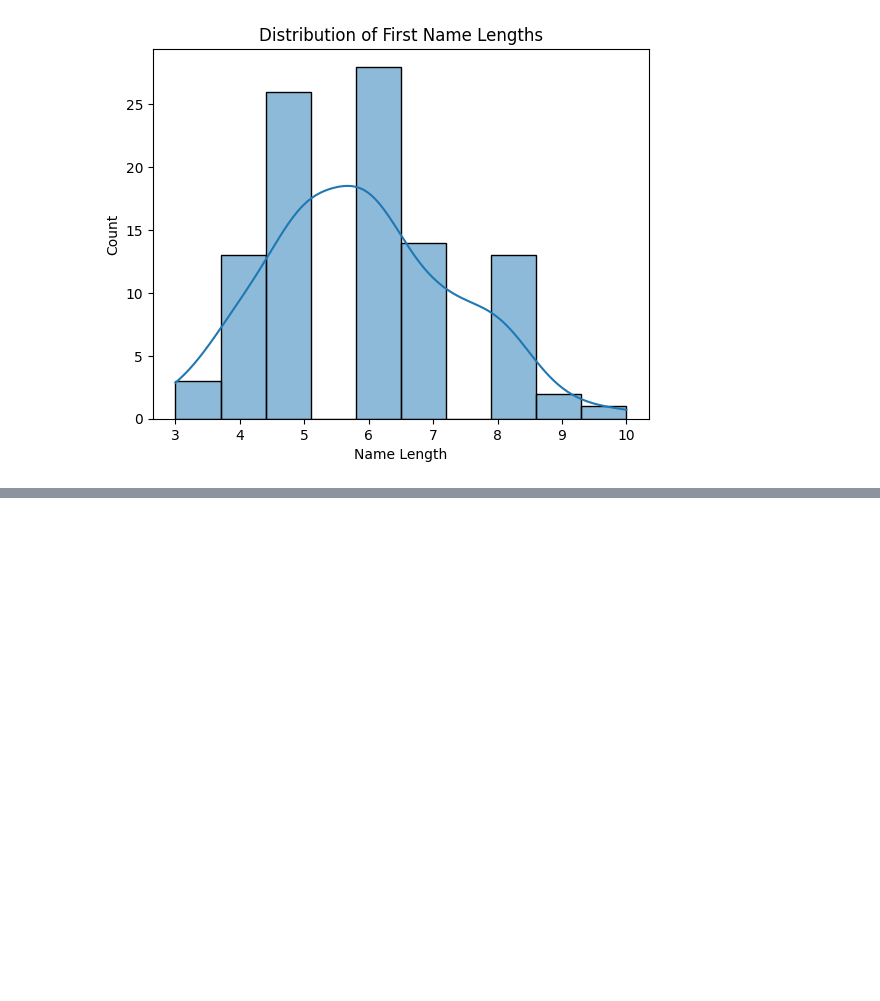
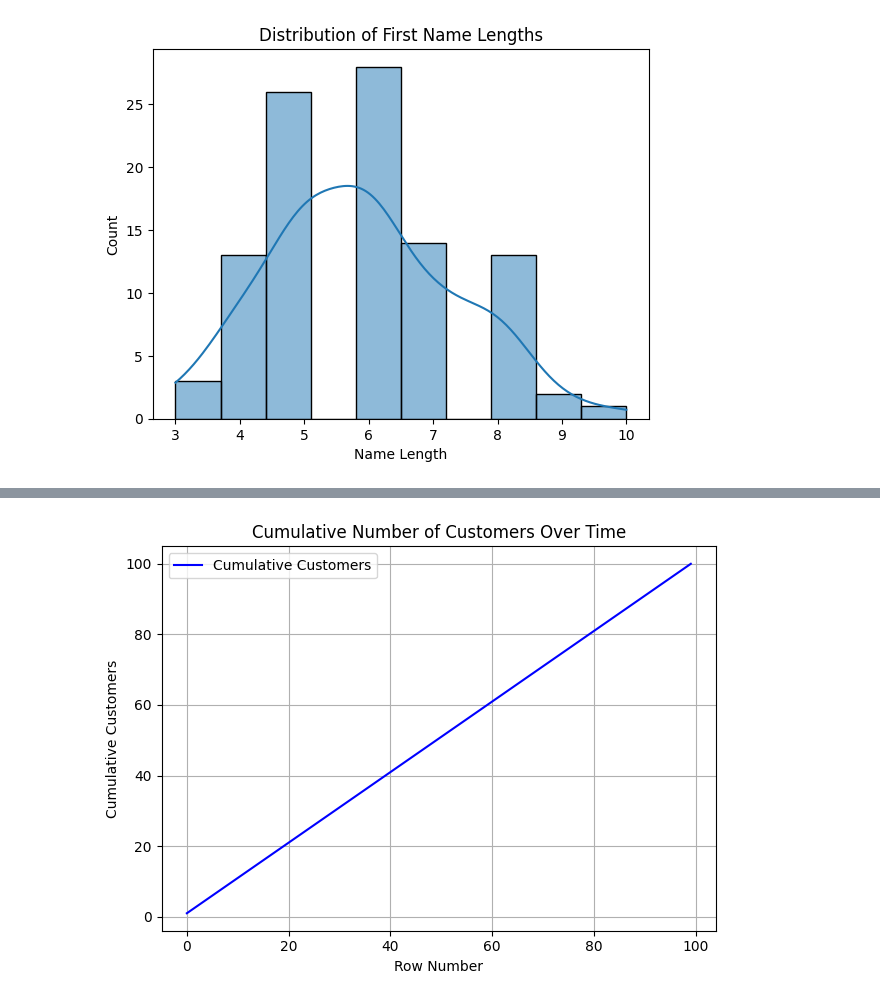
Before and after one commit to 0001Moksh/ML-course-day-12-to-21, a Jupyter notebook: Day15.ipynb, the cells around one changed output, grey strips where cells are left out. Saved outputs shown, nothing was run; the diff lists cells and outputs as text; code cells hidden in the pictures; blank space fills up the shorter version.

```diff
--- a/Day15.ipynb
+++ b/Day15.ipynb
@@ -156,0 +168,10 @@ plt.show()
+# %%
+import pandas as pd
+import matplotlib.pyplot as plt
+import seaborn as sns
+
+# Load the dataset
+df = pd.read_csv('Data Sample Storage/customers-100.csv')
+# %%
+# we track cumulative customers by counting rows progressively.
+df['Customer Count'] = range(1, len(df) + 1)
@@ -156,0 +181,11 @@ plt.show()
+# %%
+plt.plot(df['Customer Count'], label='Cumulative Customers', color='blue')
+plt.xlabel('Row Number')
+plt.ylabel('Cumulative Customers')
+plt.title('Cumulative Number of Customers Over Time')
+plt.grid(True)
+plt.legend() # Cumulative Customer
+plt.tight_layout()
+plt.show()
+# %% [output]
+[figure, added]
```
Also changed, not shown: parts of 7 cells of this notebook, 1 other file.
